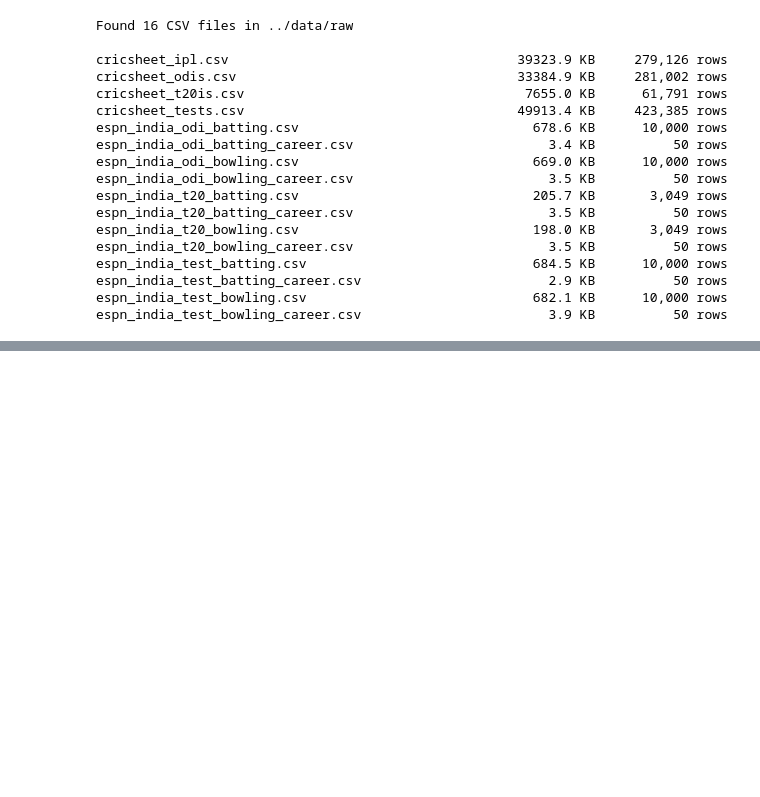
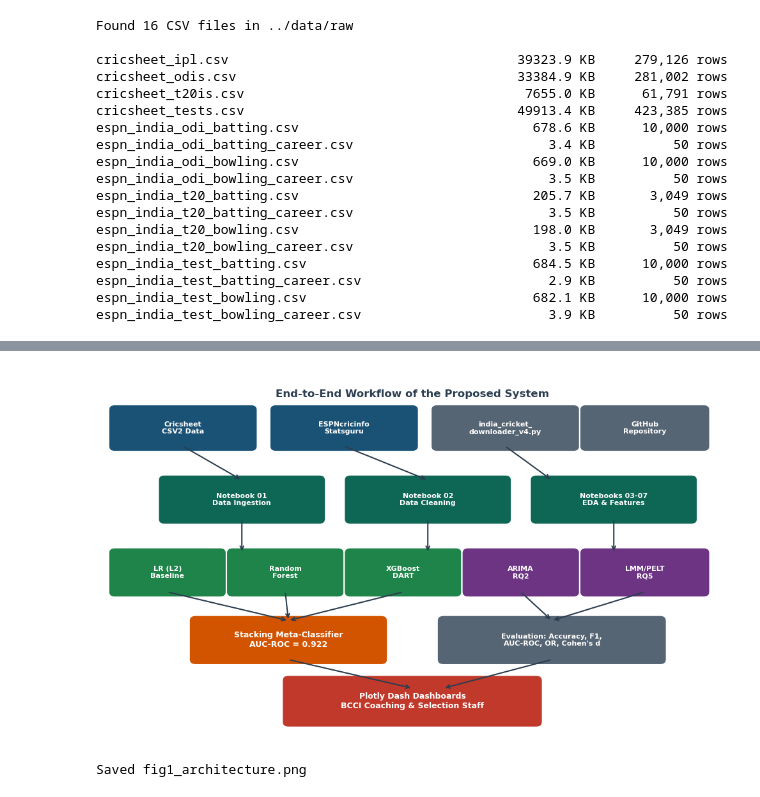
Before and after one commit to jesminec/india-cricket-analytics, a Jupyter notebook: notebooks/01_data_acquisition.ipynb, the cells around one changed output, grey strips where cells are left out. Saved outputs shown, nothing was run; the diff lists cells and outputs as text; code cells hidden in the pictures; blank space fills up the shorter version.

```diff
--- a/notebooks/01_data_acquisition.ipynb
+++ b/notebooks/01_data_acquisition.ipynb
@@ -51,0 +56,80 @@ espn_india_test_bowling_career.csv                        3.9 KB          50 row
+# %%
+import matplotlib
+import matplotlib.pyplot as plt
+import matplotlib.patches as mpatches
+import numpy as np
+from pathlib import Path
+
+FIGS = Path('../reports/figures')
+FIGS.mkdir(exist_ok=True)
+
+# ── colour palette ──────────────────────────────────────────────────────────
+BLUE   = '#1a5276'
+GREEN  = '#1e8449'
+ORANGE = '#d35400'
+RED    = '#c0392b'
+TEAL   = '#0e6655'
+PURPLE = '#6c3483'
+GRAY   = '#566573'
+
+fig, ax = plt.subplots(figsize=(10, 6))
+ax.set_xlim(0, 10); ax.set_ylim(0, 7); ax.axis('off')
+fig.patch.set_facecolor('white')
+
+def box(ax, x, y, w, h, text, color, fontsize=9, text_color='white'):
+    rect = mpatches.FancyBboxPatch((x, y), w, h, boxstyle="round,pad=0.1",
+                                    facecolor=color, edgecolor='white', linewidth=1.5)
+    ax.add_patch(rect)
+    ax.text(x+w/2, y+h/2, text, ha='center', va='center',
+            fontsize=fontsize, color=text_color, fontweight='bold',
+            multialignment='center')
+
+def arrow(ax, x1, y1, x2, y2):
+    ax.annotate('', xy=(x2,y2), xytext=(x1,y1),
+                arrowprops=dict(arrowstyle='->', color='#2c3e50', lw=1.5))
+
+ax.text(5, 6.6, 'End-to-End Workflow of the Proposed System',
+        ha='center', va='center', fontsize=12, fontweight='bold', color='#2c3e50')
+
+# Row 1 – data sources
+box(ax,0.2,5.6,2.2,0.7,'Cricsheet\nCSV2 Data',      BLUE, 8)
+box(ax,2.8,5.6,2.2,0.7,'ESPNcricinfo\nStatsguru',    BLUE, 8)
+box(ax,5.4,5.6,2.2,0.7,'india_cricket_\ndownloader_v4.py', GRAY, 8)
+box(ax,7.8,5.6,1.9,0.7,'GitHub\nRepository',         GRAY, 8)
+
+# Row 2 – processing notebooks
+box(ax,1.0,4.2,2.5,0.75,'Notebook 01\nData Ingestion',   TEAL, 8)
+box(ax,4.0,4.2,2.5,0.75,'Notebook 02\nData Cleaning',    TEAL, 8)
+box(ax,7.0,4.2,2.5,0.75,'Notebooks 03-07\nEDA & Features',TEAL, 8)
+
+# Row 3 – models
+box(ax,0.2,2.8,1.7,0.75,'LR (L2)\nBaseline',  GREEN,  8)
+box(ax,2.1,2.8,1.7,0.75,'Random\nForest',      GREEN,  8)
+box(ax,4.0,2.8,1.7,0.75,'XGBoost\nDART',       GREEN,  8)
+box(ax,5.9,2.8,1.7,0.75,'ARIMA\nRQ2',          PURPLE, 8)
+box(ax,7.8,2.8,1.9,0.75,'LMM/PELT\nRQ5',       PURPLE, 8)
+
+# Row 4 – ensemble + eval
+box(ax,1.5,1.5,3.0,0.75,'Stacking Meta-Classifier\nAUC-ROC = 0.922', ORANGE, 9)
+box(ax,5.5,1.5,3.5,0.75,'Evaluation: Accuracy, F1,\nAUC-ROC, OR, Cohen\'s d', GRAY, 8)
+
+# Row 5 – output
+box(ax,3.0,0.3,4.0,0.8,'Plotly Dash Dashboards\nBCCI Coaching & Selection Staff', RED, 9)
+
+# Arrows
+for xs,ys,xt,yt in [
+    (1.3,5.6,2.25,4.95),(3.9,5.6,5.25,4.95),(6.5,5.6,7.25,4.95),
+    (2.25,4.2,2.25,3.55),(5.25,4.2,5.25,3.55),(8.25,4.2,8.25,3.55),
+    (1.05,2.8,3.0,2.25),(2.95,2.8,3.0,2.25),(4.85,2.8,3.0,2.25),
+    (6.75,2.8,7.25,2.25),(8.75,2.8,7.25,2.25),
+    (3.0,1.5,5.0,0.95),(7.25,1.5,5.5,0.95),
+]:
+    arrow(ax, xs, ys, xt, yt)
+
+plt.tight_layout()
+fig.savefig(FIGS / 'fig1_architecture.png', dpi=150, bbox_inches='tight', facecolor='white')
+plt.show()
+print('Saved fig1_architecture.png')
+# %% [output]
+[figure, added]
+Saved fig1_architecture.png
```
Also changed, not shown: parts of 1 cell of this notebook, 13 other files.
